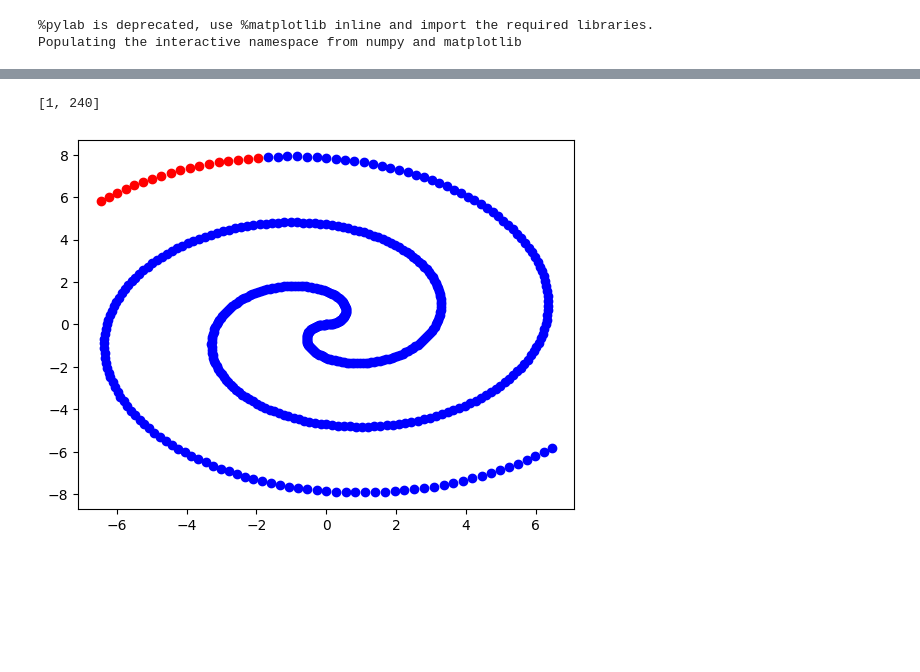
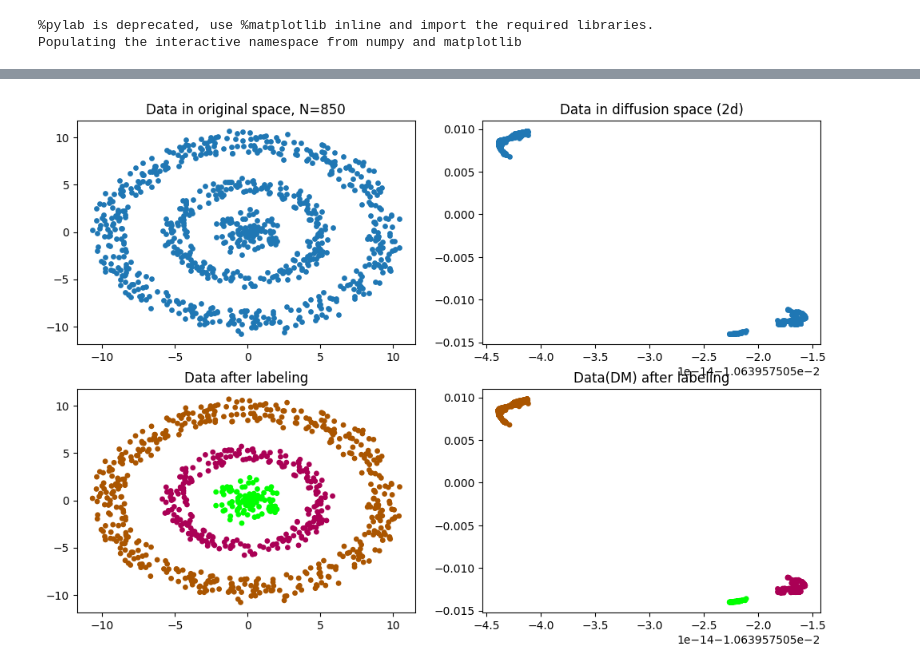
Before and after one commit to Super-eg/Manifold-Learning, a Jupyter notebook: main.ipynb, the cells around one changed output, grey strips where cells are left out. Drawn from its saved outputs; the diff is of its cells as text; code cells hidden in the pictures; blank space fills up the shorter version.

Commit message:
clusters

```diff
--- a/main.ipynb
+++ b/main.ipynb
@@ -291,12 +65,40 @@ D done
-# %%
-clusters = clustering(datas, 2, 10)
-COLOR = ['blue', 'red', 'brown']
-for i in range(len(clusters)):
-    for index in clusters[i]:
-        data = datas[index]
-        plt.plot(data[0], data[1], 'o', color=COLOR[i])
-        # plt.annotate(index, (data[0], data[1]), textcoords="offset points", xytext=(0,5), ha='center')
-plt.show()
-# %% [output]
-[1, 240]
-[figure, removed]
+# %%
+# K = get_K(datas, 2)
+s = 10
+K = get_K0(datas)
+D, Q= get_DnQ(K)
+P = get_P(K, 1)
+
+qval, qvec = eig(Q)
+U, S, V = D.dot(qvec), diag(qval), transpose(qvec).dot(diag(sqrt(sum(K, axis=1))))
+M = real(U.dot(S))
+# %%
+x, y = M[:,0], M[:,1]
+X = np.array(list(zip(x, y)))
+SIZE, cluster = 15, 3
+
+fig, axs = plt.subplots(nrows=2, ncols=2, figsize=(16, 10))
+axs[0,0].scatter(datas[:,0], datas[:,1], s=SIZE)
+axs[0,0].set_title(f'Data in original space, N={N}')
+
+axs[0,1].scatter(M[:,0], M[:,1], s=SIZE)
+axs[0,1].set_title('Data in diffusion space (2d)')
+
+kmeans = KMeans(cluster)
+kmeans = kmeans.fit(X)
+labels = np.array(kmeans.predict(X)).reshape(N, 1)
+
+cmap= cm.brg
+norm = plt.Normalize(0, cluster)
+colors = cmap(norm(labels+1))
+
+axs[1,0].scatter(datas[:,0], datas[:,1], s=SIZE, color=colors)
+axs[1,0].set_title('Data after labeling')
+
+axs[1,1].scatter(M[:,0], M[:,1], s=SIZE, color=colors)
+axs[1,1].set_title('Data(DM) after labeling')
+plt.gcf().set_size_inches(12,8)
+plt.savefig('circle3.png')
+plt.show()
+# %% [output]
+[figure, added]
```
Also changed, not shown: parts of 11 cells of this notebook.
